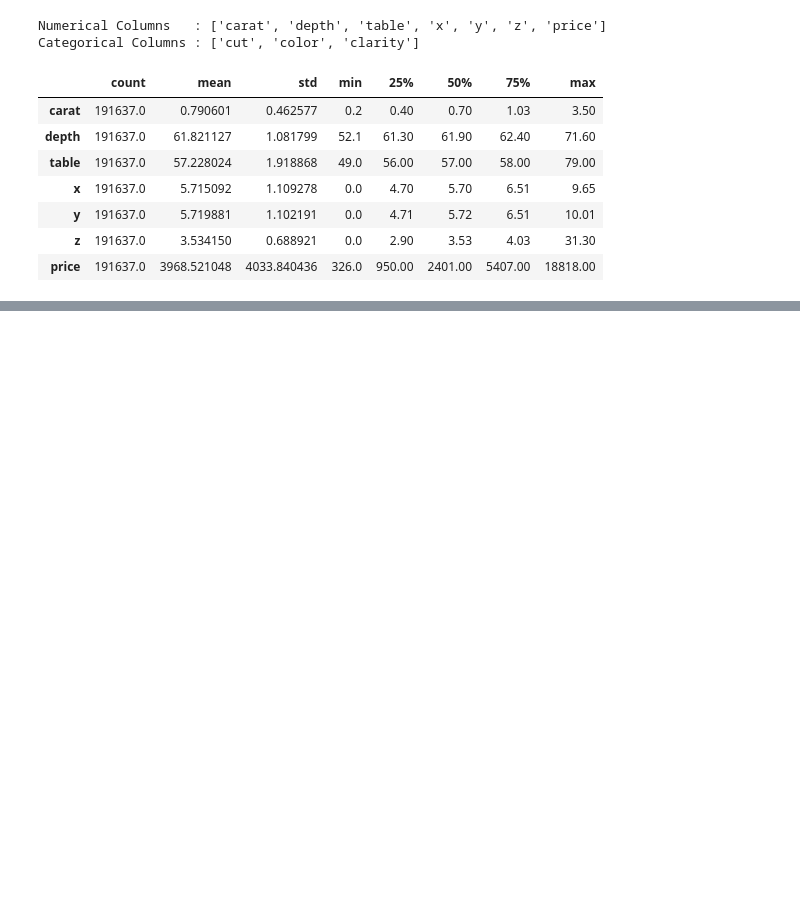
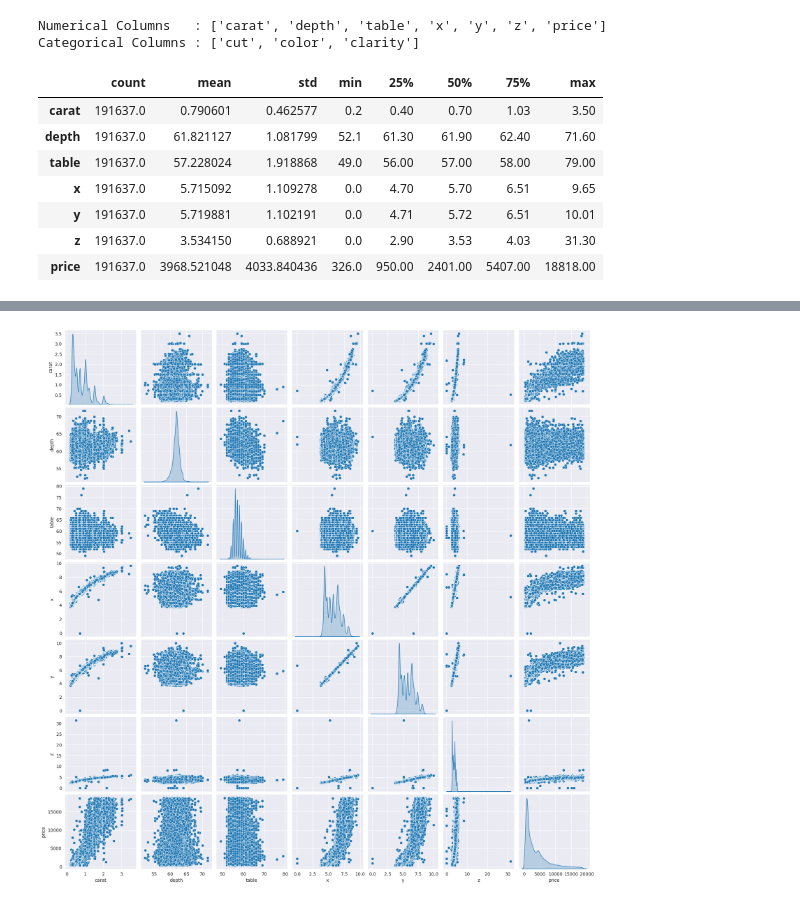
Before and after one commit to vaibhavthapli/Gemstone_Price, a Jupyter notebook: notebook/EDA.ipynb, the cells around one changed output, grey strips where cells are left out. Saved outputs shown, nothing was run; the diff lists cells and outputs as text; code cells hidden in the pictures; blank space fills up the shorter version.

```diff
--- a/notebook/EDA.ipynb
+++ b/notebook/EDA.ipynb
@@ -72,0 +127,5 @@ df.describe().T
+# %%
+sb.pairplot(df,diag_kind='kde')
+plt.show()
+# %% [output]
+[figure, added]
```
Also changed, not shown: parts of 15 cells of this notebook.
